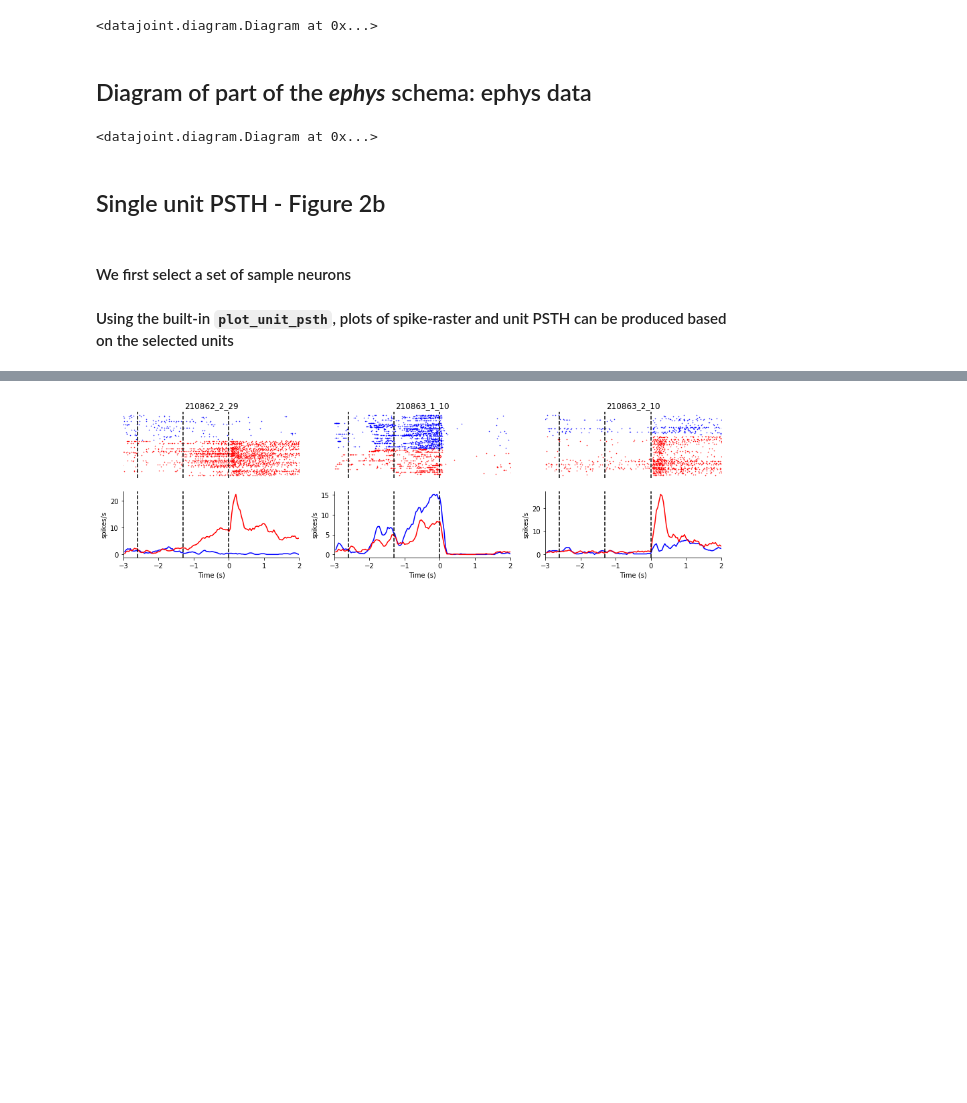
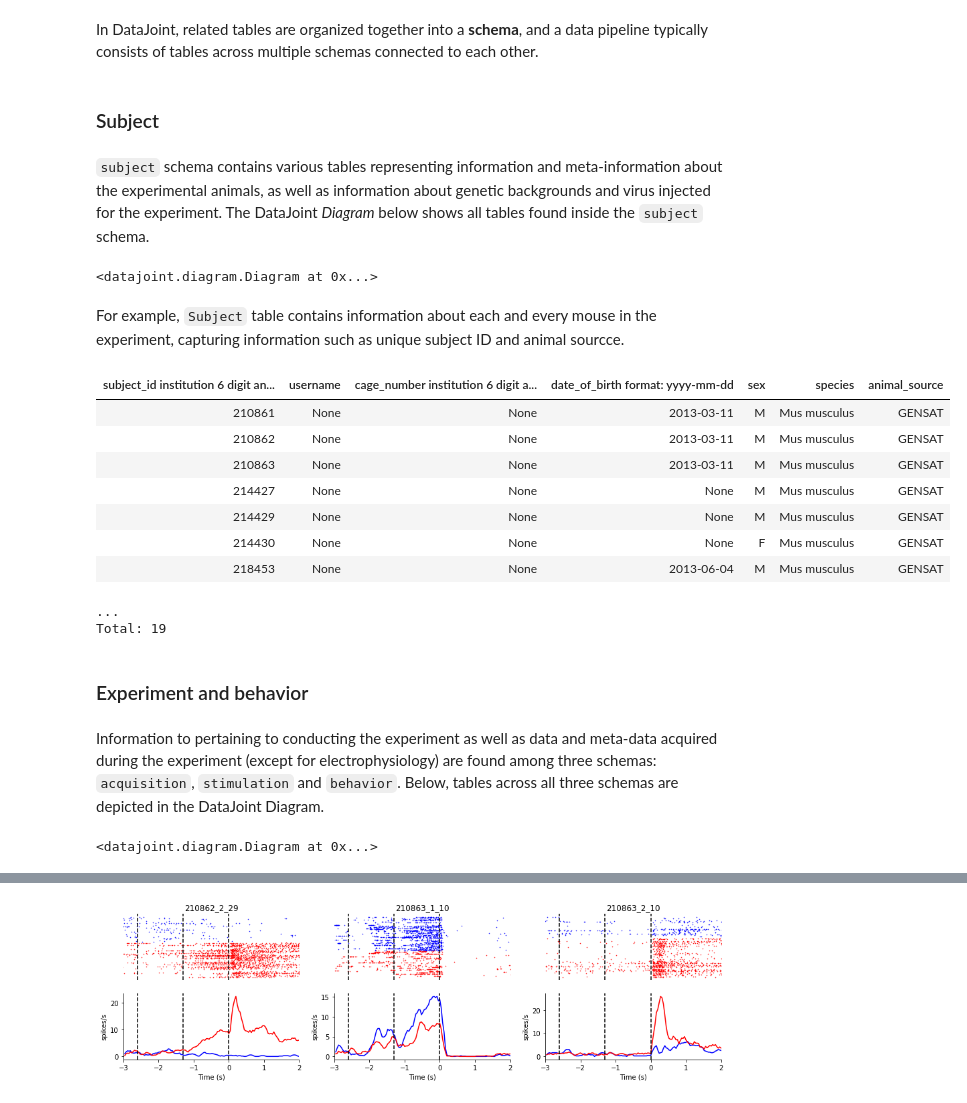
Before and after one commit to ttngu207/Li-2015a, a Jupyter notebook: notebooks/Li-2015-demo.ipynb, the cells around one changed output, grey strips where cells are left out. Saved outputs shown, nothing was run; the diff lists cells and outputs as text; code cells hidden in the pictures; blank space fills up the shorter version.

```diff
--- a/notebooks/Li-2015-demo.ipynb
+++ b/notebooks/Li-2015-demo.ipynb
@@ -29,11 +44,36 @@ warnings.filterwarnings('ignore')
+# %% [markdown]
+In DataJoint, related tables are organized together into a **schema**, and a data pipeline typically consists of tables across multiple schemas connected to each other.
+# %% [markdown]
+### Subject
+# %% [markdown]
+`subject` schema contains various tables representing information and meta-information about the experimental animals, as well as information about genetic backgrounds and virus injected for the experiment. The DataJoint *Diagram* below shows all tables found inside the `subject` schema.
+# %%
+dj.Diagram(lab.Subject) + 1 - 1 - dj.Diagram(experiment)
+# %% [output]
+<datajoint.diagram.Diagram at 0x...>
+# %% [markdown]
+For example, `Subject` table contains information about each and every mouse in the experiment, capturing information such as unique subject ID and animal sourcce.
+# %%
+lab.Subject()
+# %% [output]
+| subject_id institution 6 digit an... | username | cage_number institution 6 digit a... | date_of_birth format: yyyy-mm-dd | sex | species | animal_source |
+| 210861 | None | None | 2013-03-11 | M | Mus musculus | GENSAT |
+| 210862 | None | None | 2013-03-11 | M | Mus musculus | GENSAT |
+| 210863 | None | None | 2013-03-11 | M | Mus musculus | GENSAT |
+| 214427 | None | None | None | M | Mus musculus | GENSAT |
+| 214429 | None | None | None | M | Mus musculus | GENSAT |
+| 214430 | None | None | None | F | Mus musculus | GENSAT |
+| 218453 | None | None | 2013-06-04 | M | Mus musculus | GENSAT |
+...
+Total: 19
+# %% [markdown]
+### Experiment and behavior
+# %% [markdown]
+Information to pertaining to conducting the experiment as well as data and meta-data acquired during the experiment (except for electrophysiology) are found among three schemas: `acquisition`, `stimulation` and `behavior`. Below, tables across all three schemas are depicted in the DataJoint Diagram.
 # %%
-behav_erd = (dj.ERD(experiment.SessionTrial) - 1
-             + (dj.ERD(experiment.BrainLocation)-1)
-             + (dj.ERD(experiment.BehaviorTrial) + 1 - 1)
-             + (dj.ERD(experiment.PhotostimTrial) + 1 - 1))
+(dj.ERD(experiment.SessionTrial) - 1
+ + (dj.ERD(experiment.BrainLocation)-1)
+ + (dj.ERD(experiment.BehaviorTrial) + 1 - 1)
+ + (dj.ERD(experiment.PhotostimTrial) + 1 - 1))
+# %% [output]
+<datajoint.diagram.Diagram at 0x...>
-# %%
-behav_erd
-# %% [output]
-<datajoint.diagram.Diagram at 0x...>
-# %% [markdown]
-## Diagram of part of the ***ephys*** schema: ephys data
@@ -45,9 +79,0 @@ ephys_erd = ((dj.ERD(ephys.Unit)-2) + dj.ERD(ephys.TrialSpikes)
-# %%
-ephys_erd
-# %% [output]
-<datajoint.diagram.Diagram at 0x...>
-# %% [markdown]
-## Single unit PSTH - Figure 2b
-# %% [markdown]
-#### We first select a set of sample neurons
-#### Using the built-in `plot_unit_psth`, plots of spike-raster and unit PSTH can be produced based on the selected units
```
Also changed, not shown: parts of 28 cells of this notebook, 8 other files.
